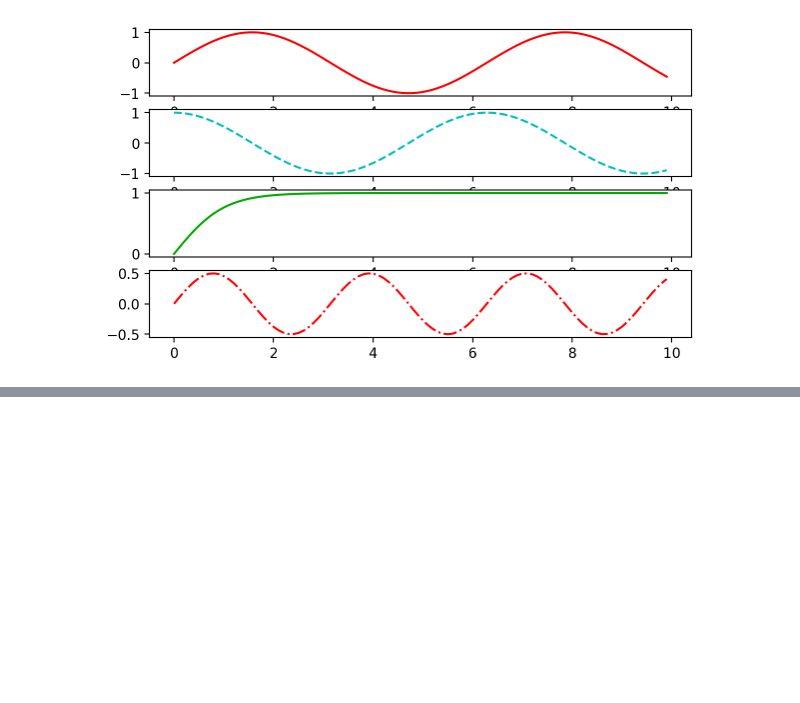
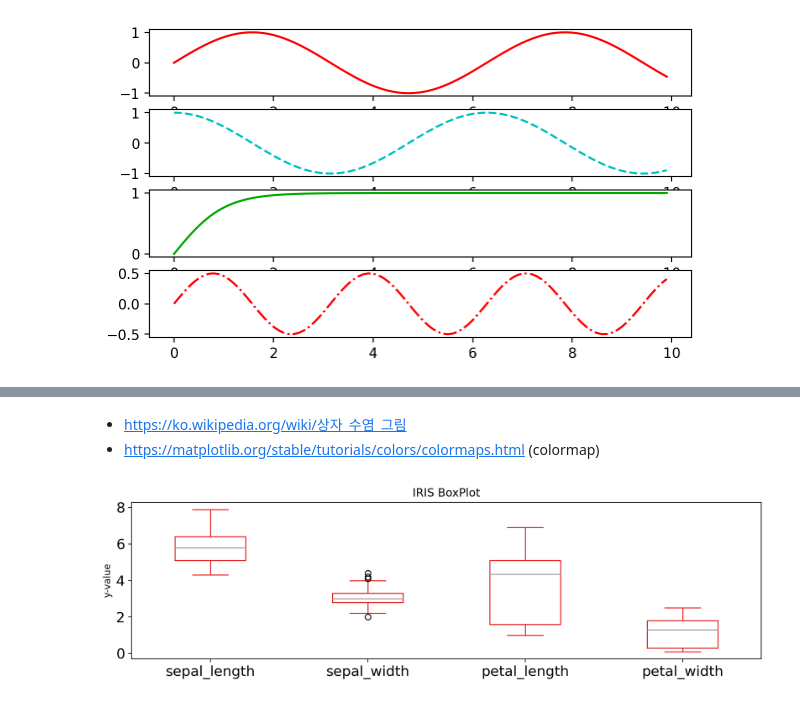
Before and after one commit to drose14789/ai, a Jupyter notebook: source/01_python/ch_12 데이터시각화 1절.ipynb, the cells around one changed output, grey strips where cells are left out. Saved outputs shown, nothing was run; the diff lists cells and outputs as text; code cells hidden in the pictures; blank space fills up the shorter version.

```diff
--- a/source/01_python/ch_12 데이터시각화 1절.ipynb
+++ b/source/01_python/ch_12 데이터시각화 1절.ipynb
@@ -127,0 +147,9 @@ for i, ax in enumerate(axes):
+# %% [markdown]
+- https://ko.wikipedia.org/wiki/상자_수염_그림
+- https://matplotlib.org/stable/tutorials/colors/colormaps.html (colormap)
+# %%
+iris.plot(kind='box', figsize=(12,3), title='IRIS BoxPlot',
+         ylabel = 'y-value', fontsize=15, colormap='Set1')
+plt.show()
+# %% [output]
+[figure, added]
```
Also changed, not shown: parts of 32 cells of this notebook, 3 other files.
